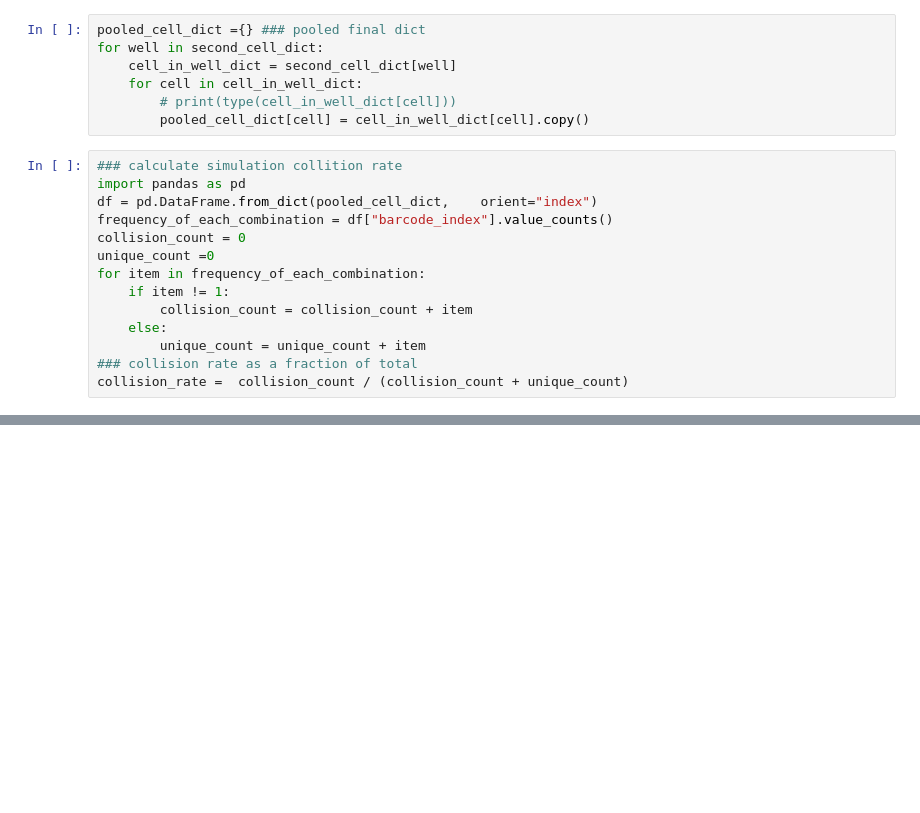
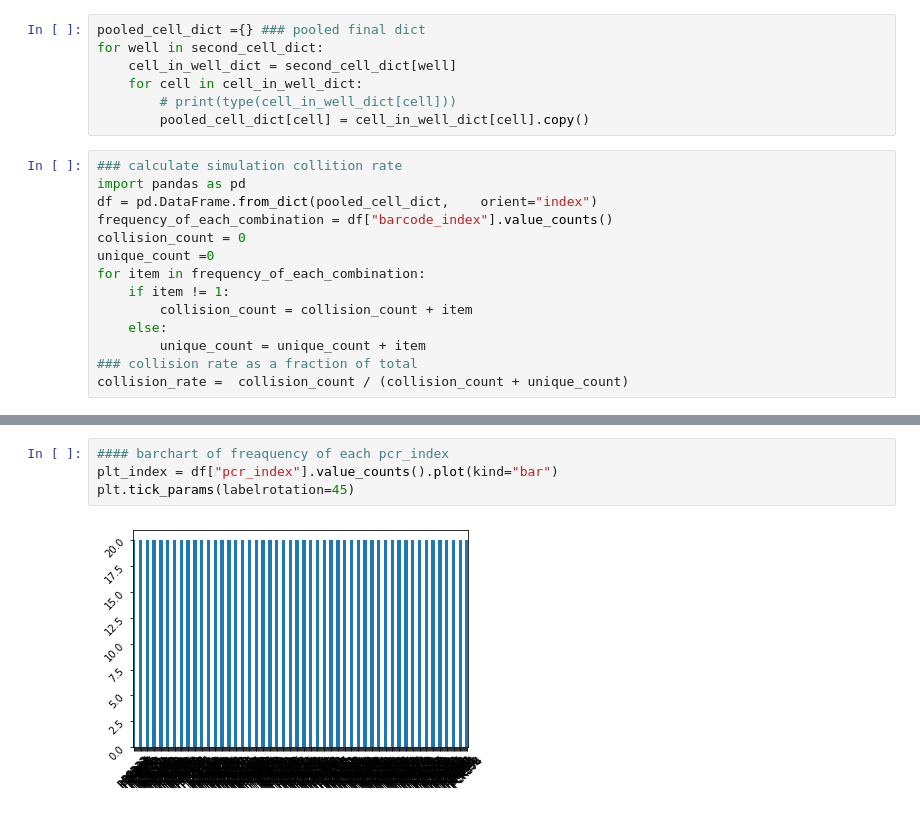
Before and after one commit to silentmemo/split_pool_prob, a Jupyter notebook: simulation_experiment.ipynb, the cells around one changed output, grey strips where cells are left out. Cells and saved outputs as stored; diff of their text form; blank space fills up the shorter version.

```diff
--- a/simulation_experiment.ipynb
+++ b/simulation_experiment.ipynb
@@ -96,0 +122,6 @@ cluster_per_nucleus = round(400000000/recovered_barcode)
+# %%
+#### barchart of freaquency of each pcr_index
+plt_index = df["pcr_index"].value_counts().plot(kind="bar")
+plt.tick_params(labelrotation=45)
+# %% [output]
+[figure, added]
```
Also changed, not shown: parts of 6 cells of this notebook, 1 other file.
